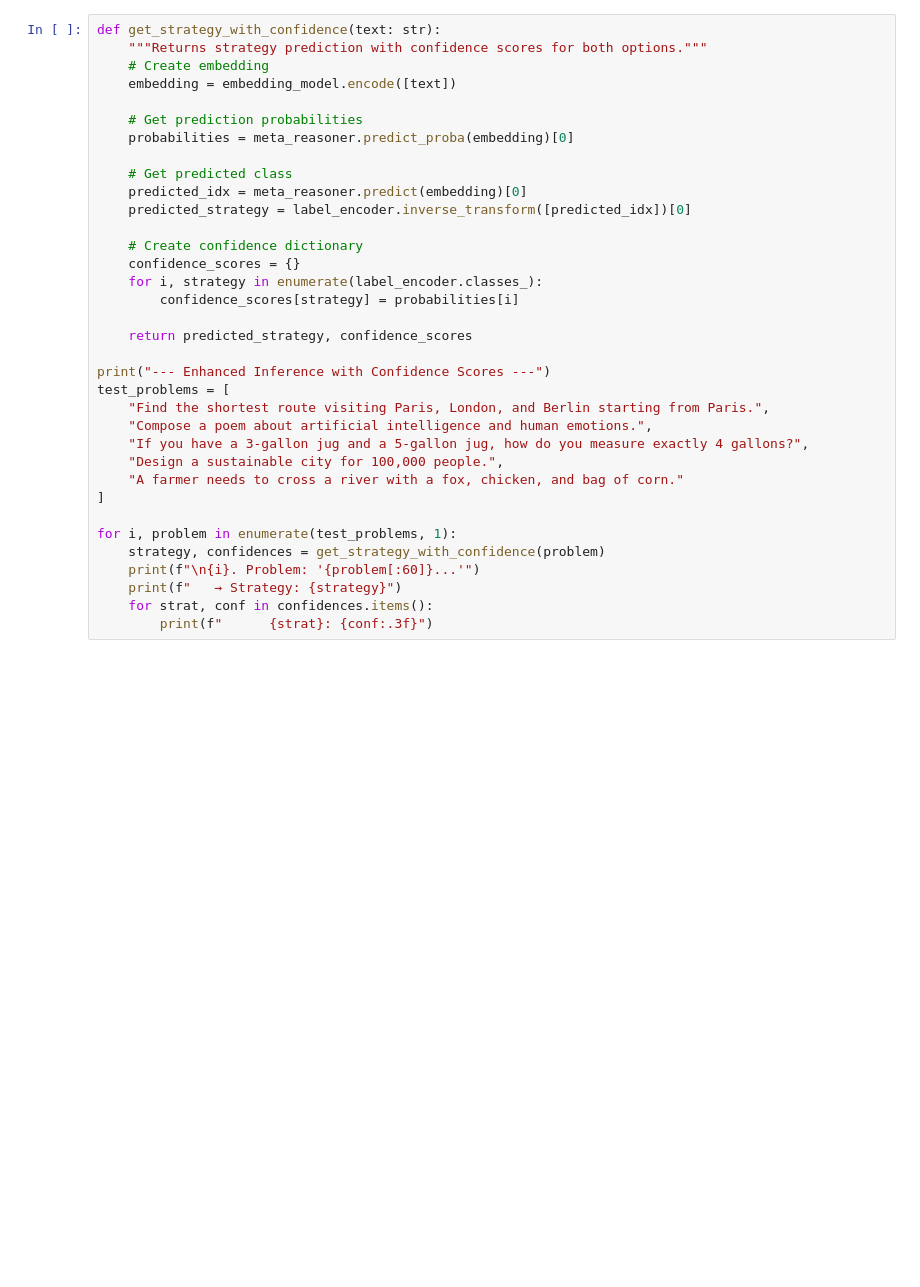
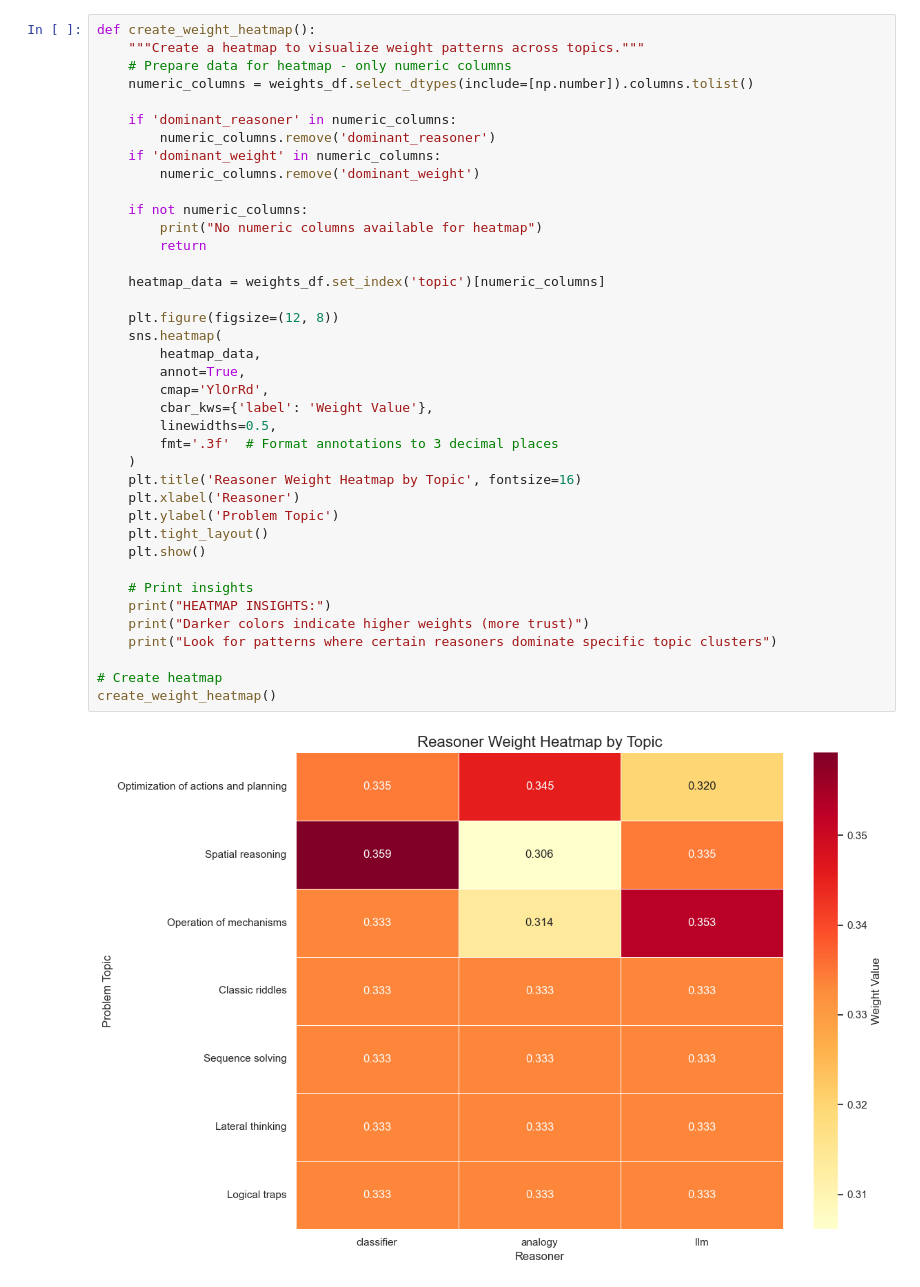
Before and after one commit to ShanmugaRamana/agentic-reasoning-engine, a Jupyter notebook: notebooks/07_meta_reasoner_evaluation.ipynb, the cells around one changed output. Saved outputs shown, nothing was run; the diff lists cells and outputs as text; blank space fills up the shorter version.

```diff
--- a/notebooks/07_meta_reasoner_evaluation.ipynb
+++ b/notebooks/07_meta_reasoner_evaluation.ipynb
@@ -121,36 +176,41 @@ Problem: 'What has an eye, but cannot see?...'
 # %%
-def get_strategy_with_confidence(text: str):
-    """Returns strategy prediction with confidence scores for both options."""
-    # Create embedding
-    embedding = embedding_model.encode([text])
+def create_weight_heatmap():
+    """Create a heatmap to visualize weight patterns across topics."""
+    # Prepare data for heatmap - only numeric columns
+    numeric_columns = weights_df.select_dtypes(include=[np.number]).columns.tolist()
 
-    # Get prediction probabilities
-    probabilities = meta_reasoner.predict_proba(embedding)[0]
+    if 'dominant_reasoner' in numeric_columns:
+        numeric_columns.remove('dominant_reasoner')
+    if 'dominant_weight' in numeric_columns:
+        numeric_columns.remove('dominant_weight')
 
-    # Get predicted class
-    predicted_idx = meta_reasoner.predict(embedding)[0]
-    predicted_strategy = label_encoder.inverse_transform([predicted_idx])[0]
+    if not numeric_columns:
+        print("No numeric columns available for heatmap")
+        return
 
-    # Create confidence dictionary
-    confidence_scores = {}
-    for i, strategy in enumerate(label_encoder.classes_):
-        confidence_scores[strategy] = probabilities[i]
+    heatmap_data = weights_df.set_index('topic')[numeric_columns]
 
-    return predicted_strategy, confidence_scores
+    plt.figure(figsize=(12, 8))
+    sns.heatmap(
+        heatmap_data,
+        annot=True,
+        cmap='YlOrRd',
+        cbar_kws={'label': 'Weight Value'},
+        linewidths=0.5,
+        fmt='.3f'  # Format annotations to 3 decimal places
+    )
+    plt.title('Reasoner Weight Heatmap by Topic', fontsize=16)
+    plt.xlabel('Reasoner')
+    plt.ylabel('Problem Topic')
+    plt.tight_layout()
+    plt.show()
 
-print("--- Enhanced Inference with Confidence Scores ---")
-test_problems = [
-    "Find the shortest route visiting Paris, London, and Berlin starting from Paris.",
-    "Compose a poem about artificial intelligence and human emotions.",
-    "If you have a 3-gallon jug and a 5-gallon jug, how do you measure exactly 4 gallons?",
-    "Design a sustainable city for 100,000 people.",
-    "A farmer needs to cross a river with a fox, chicken, and bag of corn."
-]
+    # Print insights
+    print("HEATMAP INSIGHTS:")
+    print("Darker colors indicate higher weights (more trust)")
+    print("Look for patterns where certain reasoners dominate specific topic clusters")
 
-for i, problem in enumerate(test_problems, 1):
-    strategy, confidences = get_strategy_with_confidence(problem)
-    print(f"\n{i}. Problem: '{problem[:60]}...'")
-    print(f"   → Strategy: {strategy}")
-    for strat, conf in confidences.items():
-        print(f"      {strat}: {conf:.3f}")
+# Create heatmap
+create_weight_heatmap()
 # %% [output]
+[figure, added]
```
Also changed, not shown: parts of 10 cells of this notebook, 27 other files.
